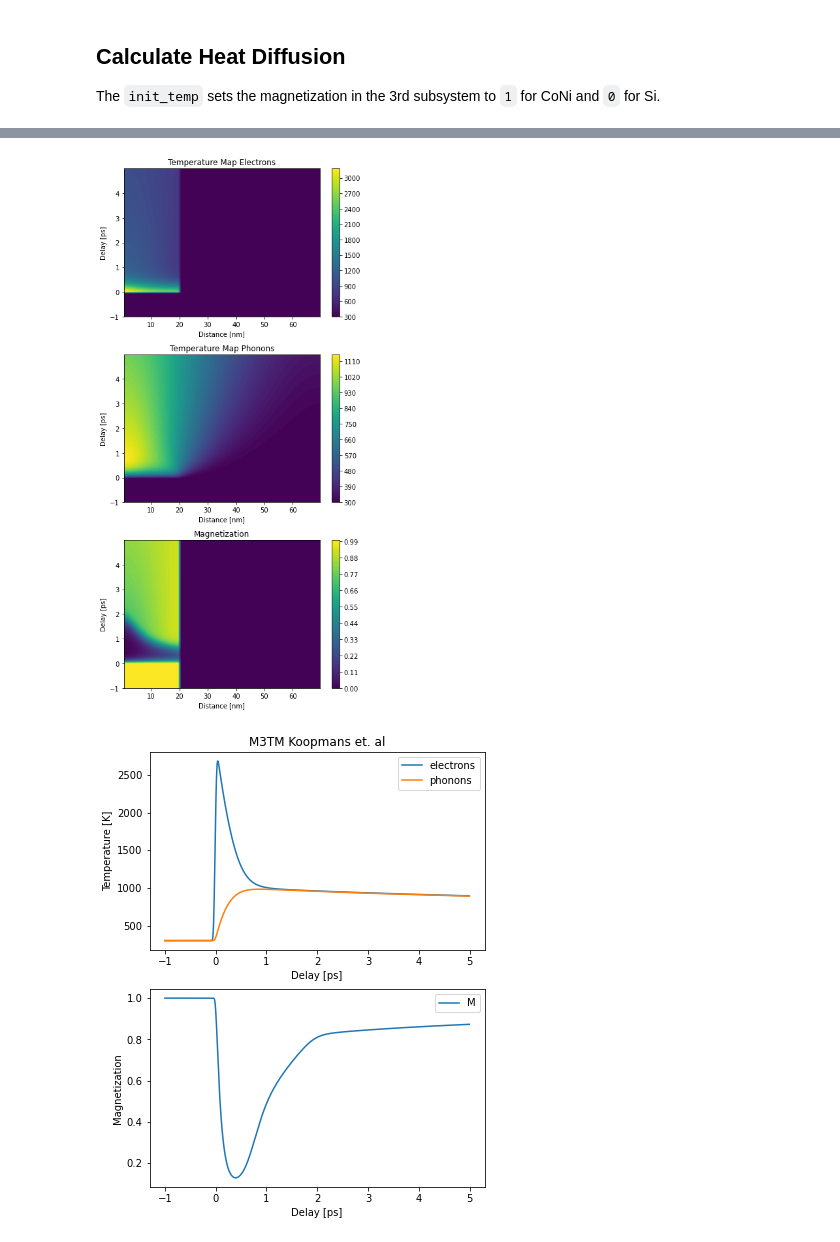
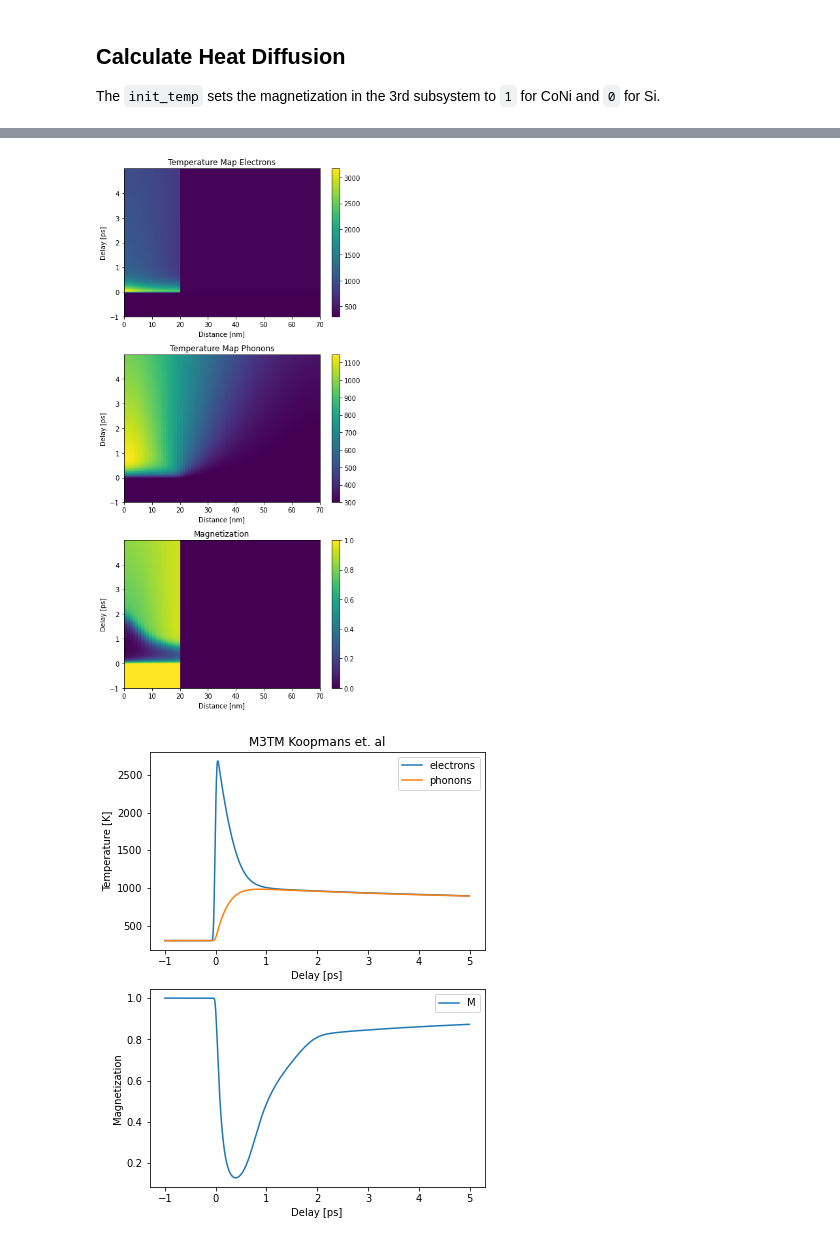
Before and after one commit to dschick/udkm1Dsim, a Jupyter notebook: docs/source/examples/m3tm.ipynb, the cells around one changed output, grey strips where cells are left out. Saved outputs shown, nothing was run; the diff lists cells and outputs as text; code cells hidden in the pictures.

```diff
--- a/docs/source/examples/m3tm.ipynb
+++ b/docs/source/examples/m3tm.ipynb
@@ -152,30 +152,30 @@ Elapsed time for _temp_map_: 13.188387 s
 # %%
 plt.figure(figsize=[6, 12])
 plt.subplot(3, 1, 1)
-plt.contourf(distances.to('nm').magnitude, delays.to('ps').magnitude, temp_map[:, :, 0], levels=100)
+plt.pcolormesh(distances.to('nm').magnitude, delays.to('ps').magnitude, temp_map[:, :, 0], shading='auto')
 plt.colorbar()
 plt.xlabel('Distance [nm]')
 plt.ylabel('Delay [ps]')
 plt.title('Temperature Map Electrons')
 
 plt.subplot(3, 1, 2)
-plt.contourf(distances.to('nm').magnitude, delays.to('ps').magnitude, temp_map[:, :, 1], levels=100)
+plt.pcolormesh(distances.to('nm').magnitude, delays.to('ps').magnitude, temp_map[:, :, 1], shading='auto')
 plt.colorbar()
 plt.xlabel('Distance [nm]')
 plt.ylabel('Delay [ps]')
 plt.title('Temperature Map Phonons')
 
 plt.subplot(3, 1, 3)
-plt.contourf(distances.to('nm').magnitude, delays.to('ps').magnitude, temp_map[:, :, 2], levels=100)
+plt.pcolormesh(distances.to('nm').magnitude, delays.to('ps').magnitude, temp_map[:, :, 2], shading='auto')
 plt.colorbar()
 plt.xlabel('Distance [nm]')
 plt.ylabel('Delay [ps]')
 plt.title('Magnetization')
 
 plt.tight_layout()
 plt.show()
 # %% [output]
-[figure, old version]
+[figure, new version]
 # %%
 plt.figure(figsize=[6,8])
 plt.subplot(2,1,1)
```
Also changed, not shown: parts of 1 cell of this notebook, 4 other files.
